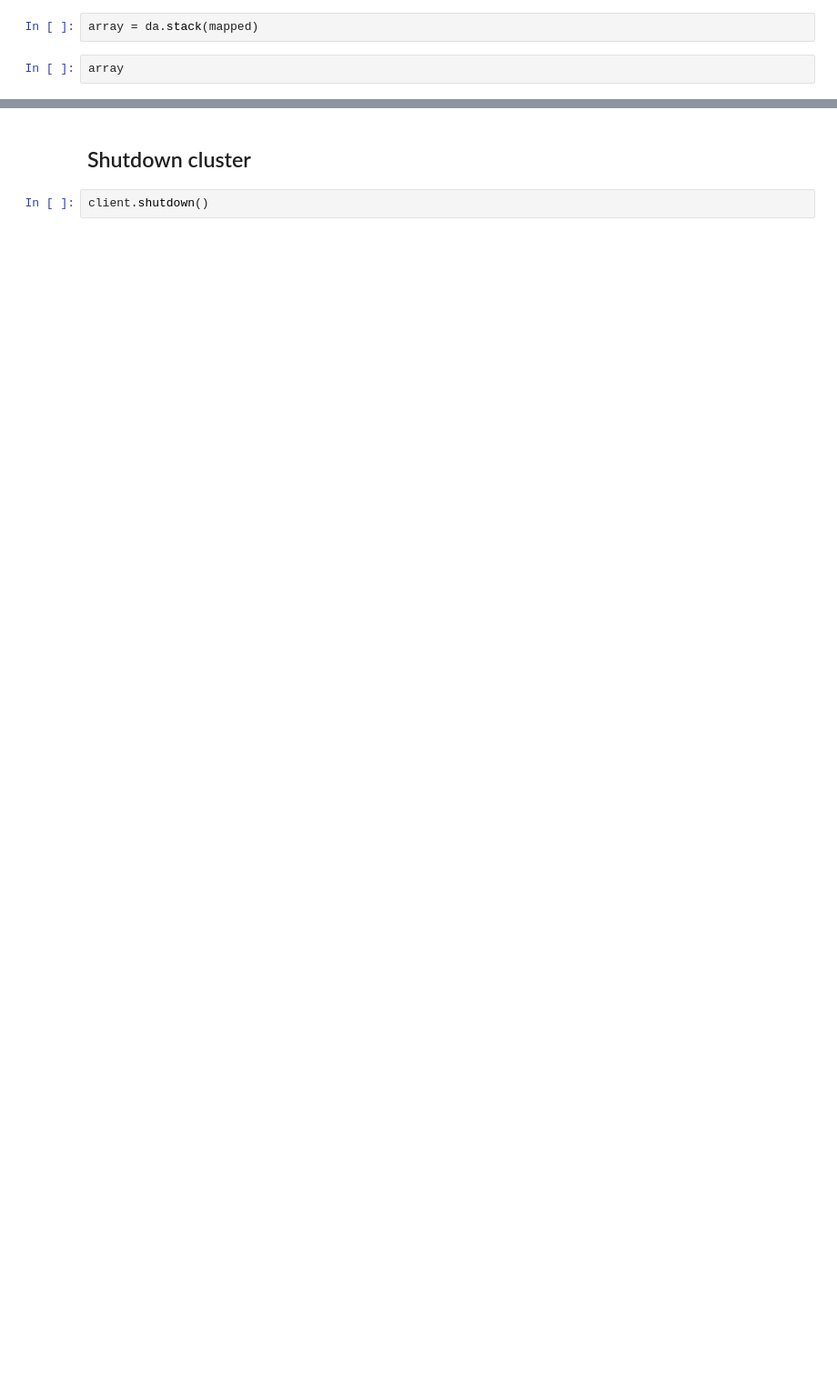
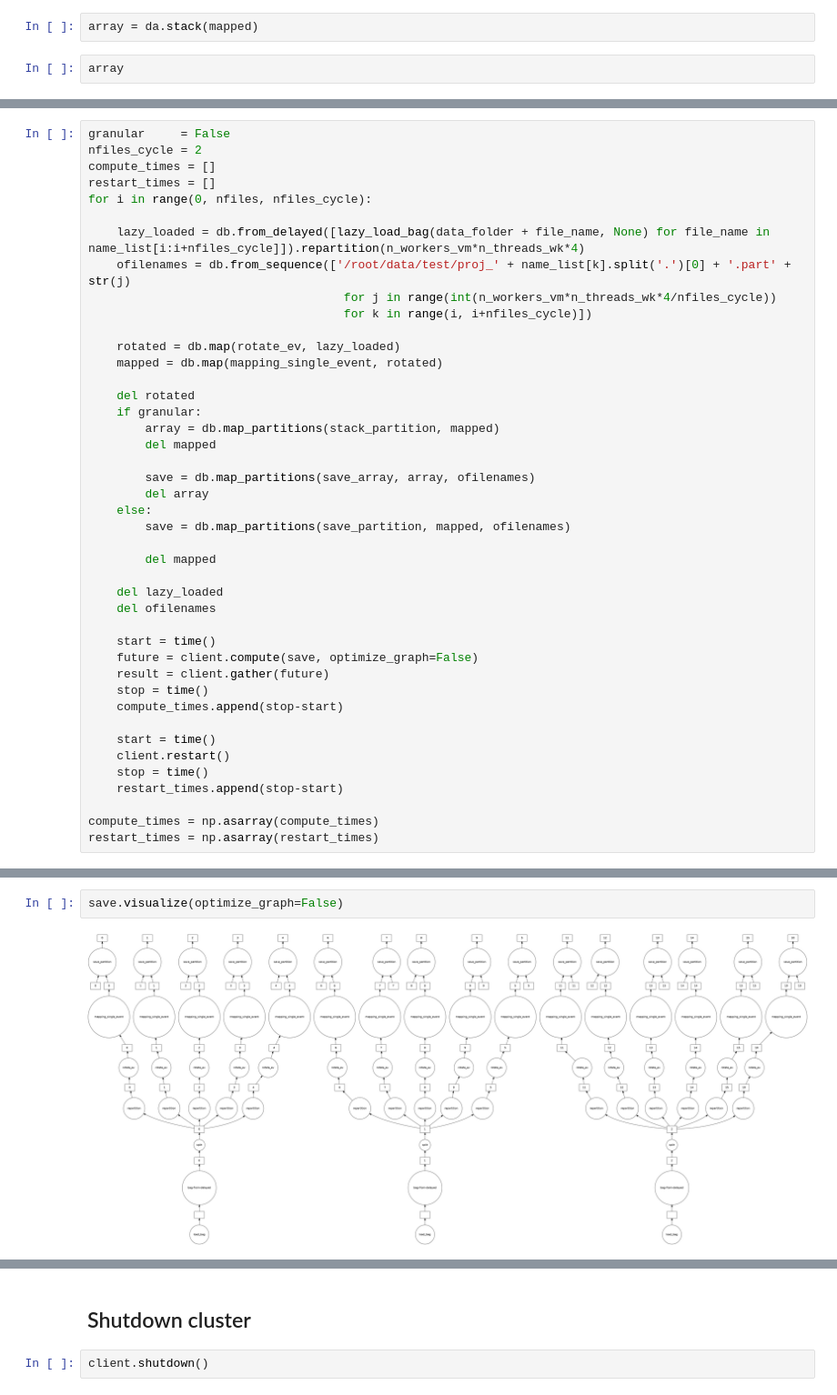
Before and after one commit to c0pp1/distributed-juno, a Jupyter notebook: cluster/cluster_mapping_new.ipynb, the cells around one changed output, grey strips where cells are left out. Shown at 91% size. Drawn from its saved outputs; the diff is of its cells as text; blank space fills up the shorter version.

```diff
--- a/cluster/cluster_mapping_new.ipynb
+++ b/cluster/cluster_mapping_new.ipynb
@@ -310,0 +352,43 @@ array = np.load('/root/data/test/proj_raw_data_train_4.part0.npy')
+# %%
+granular     = False
+nfiles_cycle = 2
+compute_times = []
+restart_times = []
+for i in range(0, nfiles, nfiles_cycle):
+
+    lazy_loaded = db.from_delayed([lazy_load_bag(data_folder + file_name, None) for file_name in name_list[i:i+nfiles_cycle]]).repartition(n_workers_vm*n_threads_wk*4)
+    ofilenames = db.from_sequence(['/root/data/test/proj_' + name_list[k].split('.')[0] + '.part' + str(j)
+                                    for j in range(int(n_workers_vm*n_threads_wk*4/nfiles_cycle))
+                                    for k in range(i, i+nfiles_cycle)])
+
+    rotated = db.map(rotate_ev, lazy_loaded)
+    mapped = db.map(mapping_single_event, rotated)
+
+    del rotated
+    if granular:
+        array = db.map_partitions(stack_partition, mapped)
+        del mapped
+
+        save = db.map_partitions(save_array, array, ofilenames)
+        del array
+    else:
+        save = db.map_partitions(save_partition, mapped, ofilenames)
+
+        del mapped
+
+    del lazy_loaded
+    del ofilenames
+
+    start = time()
+    future = client.compute(save, optimize_graph=False)
+    result = client.gather(future)
+    stop = time()
+    compute_times.append(stop-start)
+
+    start = time()
+    client.restart()
+    stop = time()
+    restart_times.append(stop-start)
+
+compute_times = np.asarray(compute_times)
+restart_times = np.asarray(restart_times)
@@ -310,0 +397,4 @@ array = np.load('/root/data/test/proj_raw_data_train_4.part0.npy')
+# %%
+save.visualize(optimize_graph=False)
+# %% [output]
+[figure, added]
```
Also changed, not shown: parts of 33 cells of this notebook.
